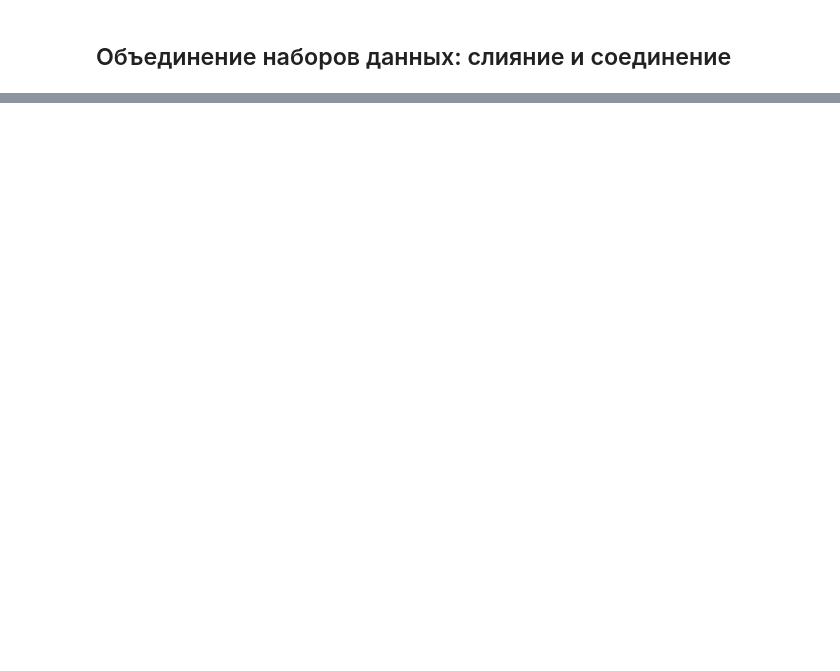
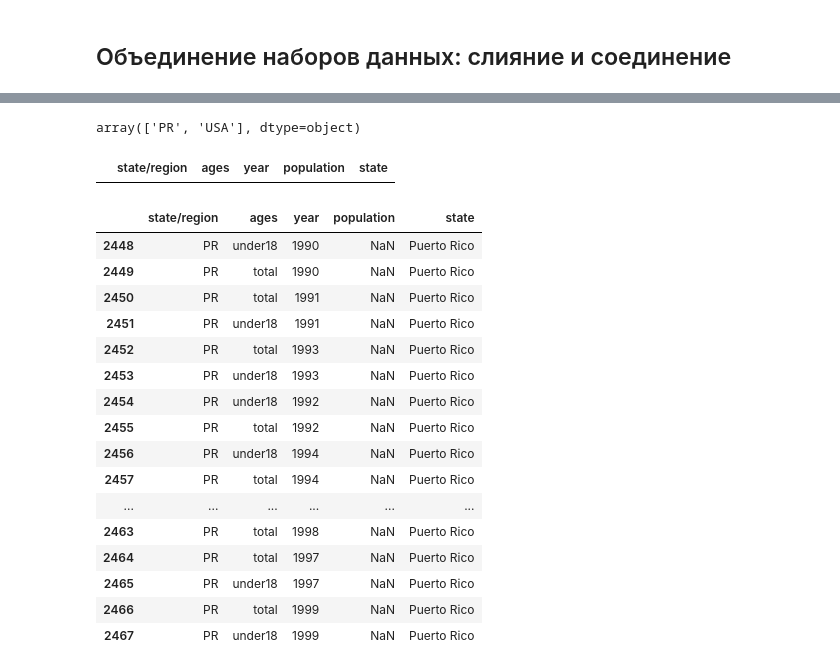
Before and after one commit to I-Trush/Jake_VanderPlas, a Jupyter notebook: vander_plus_3_Pandas_07.ipynb, the cells around one changed output, grey strips where cells are left out. Drawn from its saved outputs; the diff is of its cells as text; code cells hidden in the pictures; blank space fills up the shorter version.

```diff
--- a/vander_plus_3_Pandas_07.ipynb
+++ b/vander_plus_3_Pandas_07.ipynb
@@ -5,0 +490,33 @@ import pandas as pd
+# %%
+merged.loc[merged['state'].isnull(), 'state/region'].unique()
+# %% [output]
+array(['PR', 'USA'], dtype=object)
+# %%
+# исправим эти записи столбец state для записей в которых merged['state/region'] == 'PR'
+merged.loc[merged['state/region'] == 'PR', 'state'] = 'Puerto Rico'
+# %%
+merged.loc[merged['state/region'] == 'USA', 'state'] = 'Unites States'
+# %%
+merged.loc[merged['state'].isnull()]
+# %% [output]
+|  | state/region | ages | year | population | state |
+# %%
+merged[merged['population'].isnull()]
+# %% [output]
+|  | state/region | ages | year | population | state |
+| 2448 | PR | under18 | 1990 | NaN | Puerto Rico |
+| 2449 | PR | total | 1990 | NaN | Puerto Rico |
+| 2450 | PR | total | 1991 | NaN | Puerto Rico |
+| 2451 | PR | under18 | 1991 | NaN | Puerto Rico |
+| 2452 | PR | total | 1993 | NaN | Puerto Rico |
+| 2453 | PR | under18 | 1993 | NaN | Puerto Rico |
+| 2454 | PR | under18 | 1992 | NaN | Puerto Rico |
+| 2455 | PR | total | 1992 | NaN | Puerto Rico |
+| 2456 | PR | under18 | 1994 | NaN | Puerto Rico |
+| 2457 | PR | total | 1994 | NaN | Puerto Rico |
+| ... | ... | ... | ... | ... | ... |
+| 2463 | PR | total | 1998 | NaN | Puerto Rico |
+| 2464 | PR | total | 1997 | NaN | Puerto Rico |
+| 2465 | PR | under18 | 1997 | NaN | Puerto Rico |
+| 2466 | PR | total | 1999 | NaN | Puerto Rico |
+| 2467 | PR | under18 | 1999 | NaN | Puerto Rico |
```
Also changed, not shown: parts of 68 cells of this notebook.
